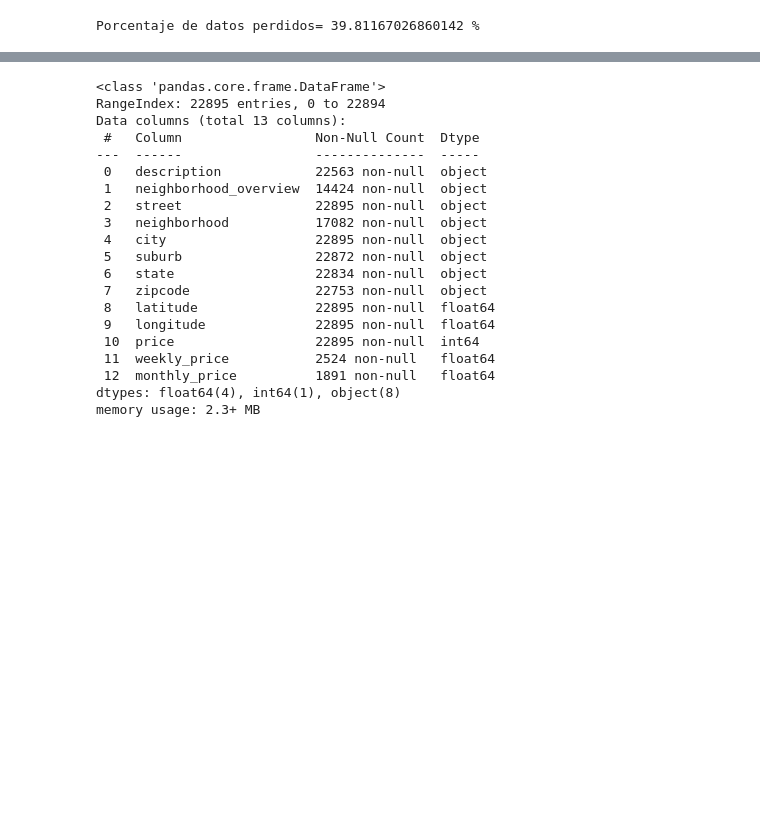
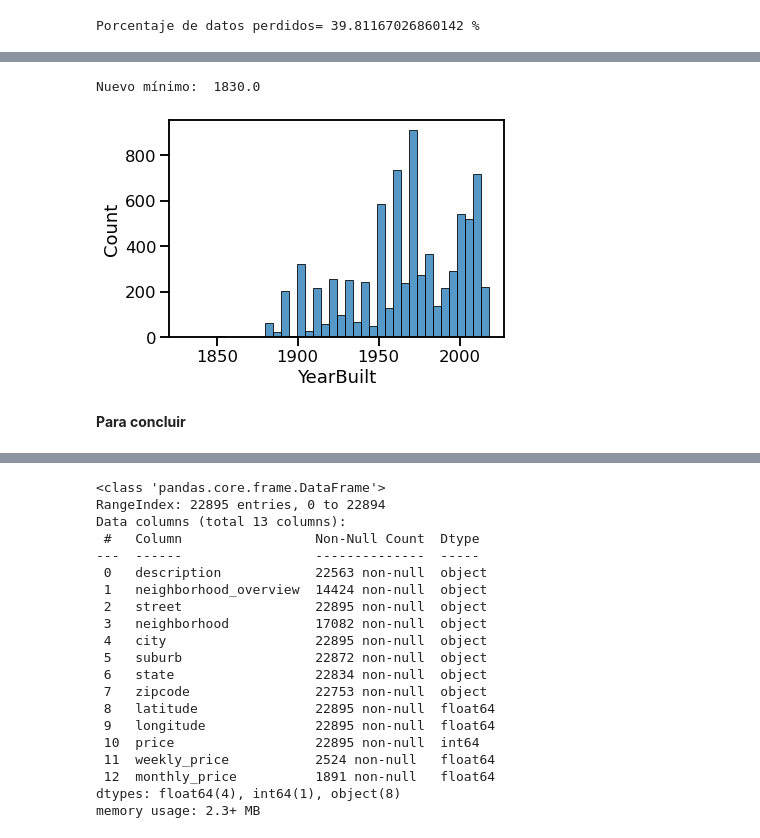
Before and after one commit to estebanarr/TP2_exploracion_curacion_datos, a Jupyter notebook: Entregable_Parte_1.ipynb, the cells around one changed output, grey strips where cells are left out. Cells and saved outputs as stored; diff of their text form; code cells hidden in the pictures; blank space fills up the shorter version.

```diff
--- a/Entregable_Parte_1.ipynb
+++ b/Entregable_Parte_1.ipynb
@@ -379,0 +430,6 @@ Porcentaje de datos perdidos= 39.81167026860142 %
+# %%
+sns.histplot(data=melb_df2[melb_df2.YearBuilt>1800],x="YearBuilt")
+print("Nuevo mínimo: ", melb_df2[melb_df2.YearBuilt>1800].YearBuilt.min())
+# %% [output]
+Nuevo mínimo:  1830.0
+[figure, added]
@@ -380,3 +438,5 @@ Porcentaje de datos perdidos= 39.81167026860142 %
+# %% [markdown]
+**Para concluir**
 # %%
 melb_df2.columns
 # %% [output]
```
Also changed, not shown: parts of 43 cells of this notebook.
